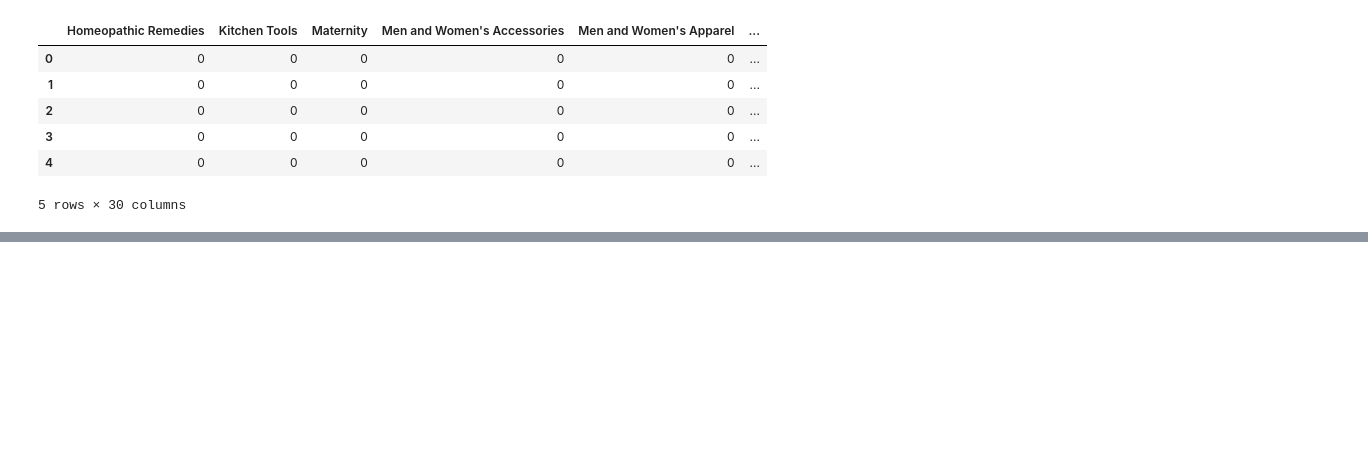
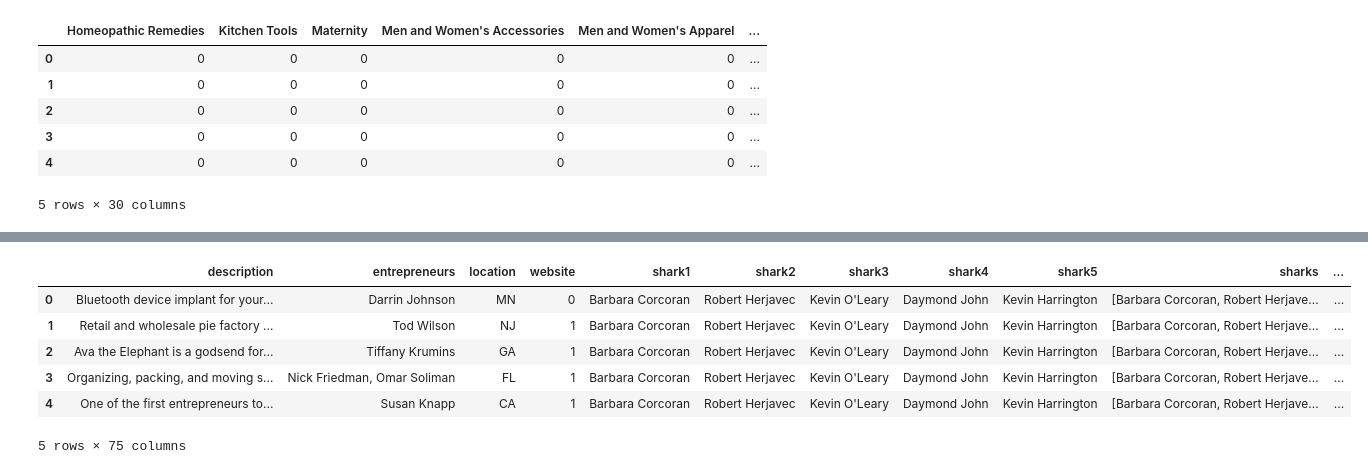
Before and after one commit to ArielJosephCohen/shark_tank, a Jupyter notebook: first_model.ipynb, the cells around one changed output, grey strips where cells are left out. Drawn from its saved outputs; the diff is of its cells as text; code cells hidden in the pictures; blank space fills up the shorter version.

Commit message:
cleaning updates

```diff
--- a/first_model.ipynb
+++ b/first_model.ipynb
@@ -477,0 +490,34 @@ df_filter.iloc[:,45:].head()
+# %%
+df_filter=df_filter[['description', 'entrepreneurs', 'location', 'website', 'shark1',
+       'shark2', 'shark3', 'shark4', 'shark5','sharks',
+       'shark_group' ,'title', 'episode-season',
+       'deal', 'episode', 'askedFor', 'exchangeForStake', 'valuation',
+       'season', 'Multiple_Entreprenuers', 'asked_size', 'value_size',
+       'Alcoholic Beverages', 'Automotive', 'Baby and Child Care',
+       "Baby and Children's Apparel and Accessories",
+       "Baby and Children's Bedding", "Baby and Children's Entertainment",
+       "Baby and Children's Food", 'Consumer Services', 'Costumes', 'Cycling',
+       'Education', 'Electronics', 'Entertainment', 'Fashion Accessories',
+       'Fitness Apparel and Accessories', 'Fitness Equipment',
+       'Fitness Programs', 'Furniture', 'Gardening', 'Golf Products',
+       'Health and Well-Being', 'Holiday Cheer', 'Home Accessories',
+       'Home Improvement', 'Home Security Solutions', 'Homeopathic Remedies',
+       'Kitchen Tools', 'Maternity', "Men and Women's Accessories",
+       "Men and Women's Apparel", "Men and Women's Shoes", "Men's Accessories",
+       'Mobile Apps', 'Music', 'Non-Alcoholic Beverages', 'Novelties',
+       'Online Services', 'Outdoor Recreation', 'Party Supplies',
+       'Personal Care and Cosmetics', 'Pest Control', 'Pet Products',
+       'Productivity Tools', 'Professional Services', 'Specialty Food',
+       'Storage and Cleaning Products', 'Toys and Games',
+       'Undergarments and Basics', 'Water Bottles', 'Weddings',
+       'Wine Accessories', "Women's Accessories", "Women's Apparel"]]
+# %%
+df_filter.head()
+# %% [output]
+|  | description | entrepreneurs | location | website | shark1 | shark2 | shark3 | shark4 | shark5 | sharks | ... |
+| 0 | Bluetooth device implant for your... | Darrin Johnson | MN | 0 | Barbara Corcoran | Robert Herjavec | Kevin O'Leary | Daymond John | Kevin Harrington | [Barbara Corcoran, Robert Herjave... | ... |
+| 1 | Retail and wholesale pie factory ... | Tod Wilson | NJ | 1 | Barbara Corcoran | Robert Herjavec | Kevin O'Leary | Daymond John | Kevin Harrington | [Barbara Corcoran, Robert Herjave... | ... |
+| 2 | Ava the Elephant is a godsend for... | Tiffany Krumins | GA | 1 | Barbara Corcoran | Robert Herjavec | Kevin O'Leary | Daymond John | Kevin Harrington | [Barbara Corcoran, Robert Herjave... | ... |
+| 3 | Organizing, packing, and moving s... | Nick Friedman, Omar Soliman | FL | 1 | Barbara Corcoran | Robert Herjavec | Kevin O'Leary | Daymond John | Kevin Harrington | [Barbara Corcoran, Robert Herjave... | ... |
+| 4 | One of the first entrepreneurs to... | Susan Knapp | CA | 1 | Barbara Corcoran | Robert Herjavec | Kevin O'Leary | Daymond John | Kevin Harrington | [Barbara Corcoran, Robert Herjave... | ... |
+5 rows × 75 columns
```
Also changed, not shown: parts of 4 cells of this notebook.
